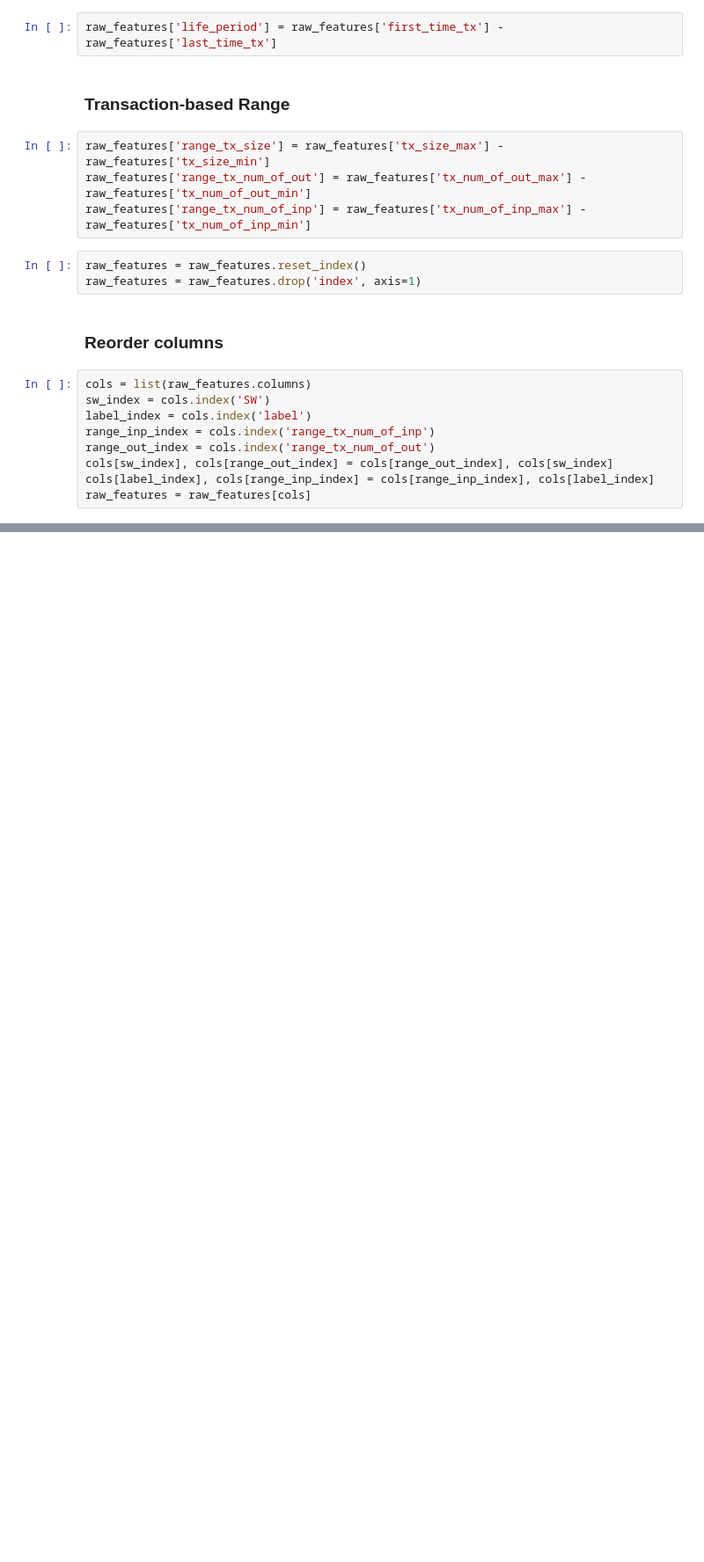
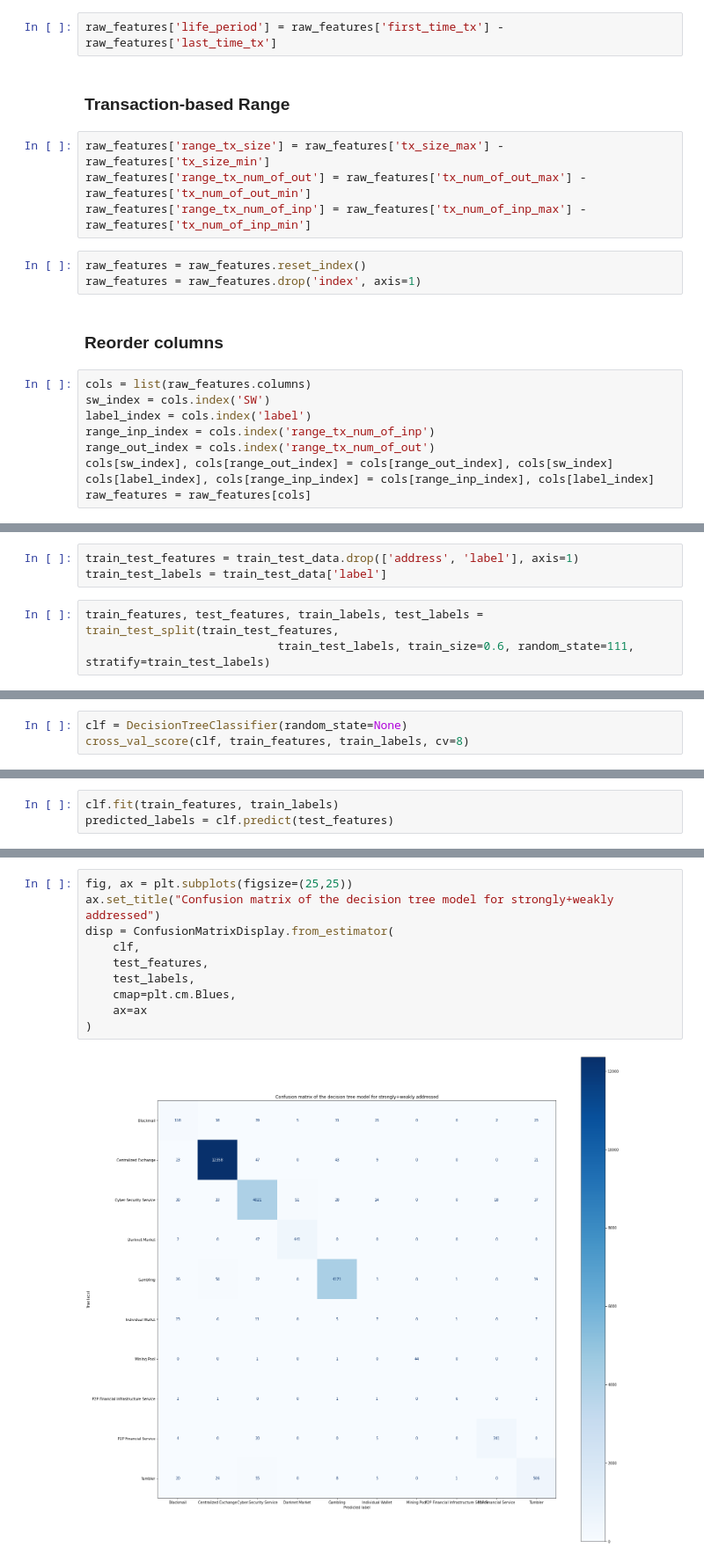
Before and after one commit to shayanhamidi2000/Address-classification-project, a Jupyter notebook: Data-Analysis.ipynb, the cells around one changed output, grey strips where cells are left out. Shown: that part at 88% size. Drawn from its saved outputs; the diff is of its cells as text; blank space fills up the shorter version.

Commit message:
Trained and tested decision tree and random forest models

```diff
--- a/Data-Analysis.ipynb
+++ b/Data-Analysis.ipynb
@@ -155,0 +221,6 @@ features
+# %%
+train_test_features = train_test_data.drop(['address', 'label'], axis=1)
+train_test_labels = train_test_data['label']
+# %%
+train_features, test_features, train_labels, test_labels = train_test_split(train_test_features,
+                            train_test_labels, train_size=0.6, random_state=111, stratify=train_test_labels)
@@ -155,0 +231,3 @@ features
+# %%
+clf = DecisionTreeClassifier(random_state=None)
+cross_val_score(clf, train_features, train_labels, cv=8)
@@ -155,0 +237,3 @@ features
+# %%
+clf.fit(train_features, train_labels)
+predicted_labels = clf.predict(test_features)
@@ -155,0 +259,12 @@ features
+# %%
+fig, ax = plt.subplots(figsize=(25,25))
+ax.set_title("Confusion matrix of the decision tree model for strongly+weakly addressed")
+disp = ConfusionMatrixDisplay.from_estimator(
+    clf,
+    test_features,
+    test_labels,
+    cmap=plt.cm.Blues,
+    ax=ax
+)
+# %% [output]
+[figure, added]
```
Also changed, not shown: parts of 49 cells of this notebook, 4 other files.
